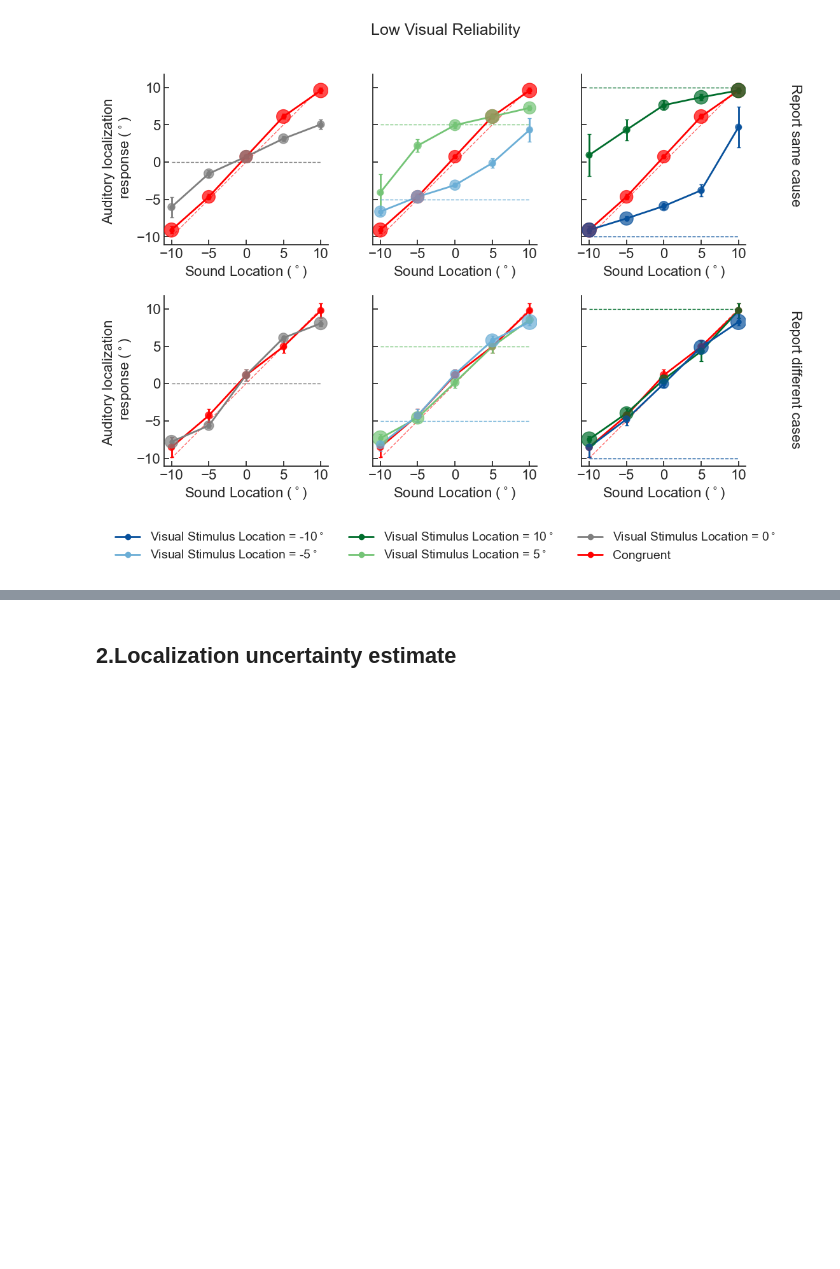
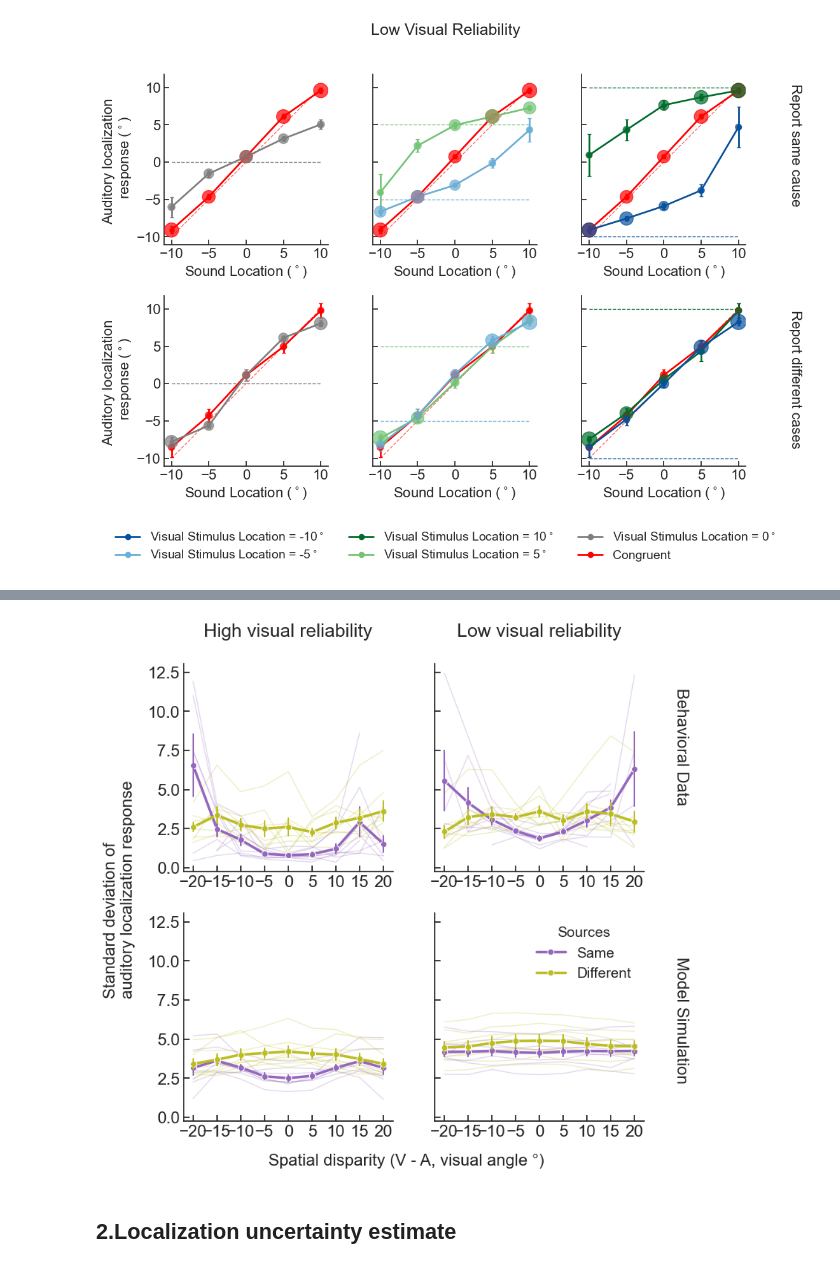
Before and after one commit to wenshu2022/BCI-confidence-VE, a Jupyter notebook: Analysis/Model_evaluation_with_beh_data.ipynb, the cells around one changed output, grey strips where cells are left out. Saved outputs shown, nothing was run; the diff lists cells and outputs as text; code cells hidden in the pictures; blank space fills up the shorter version.

Commit message:
revise one plot

```diff
--- a/Analysis/Model_evaluation_with_beh_data.ipynb
+++ b/Analysis/Model_evaluation_with_beh_data.ipynb
@@ -260,3 +280,97 @@ for vrel in ['High', 'Low']:
+# %%
+def get_summary_std(df):
+    df_plot = df[df.Modality == "A"]
+
+    # 1. SD for each auditory location within each subject
+    summary_aud = (
+        df_plot
+        .groupby(["delta_VA", "VisRelLabel", "Sources", "AudLoc", "sub_id"])
+        .agg(std=("RespLoc", "std"))
+        .reset_index()
+    )
+
+    # 2. Average SD across auditory locations for each subject
+    summary_sub = (
+        summary_aud
+        .groupby(["delta_VA", "VisRelLabel", "Sources", "sub_id"], as_index=False)
+        .agg(mean_std=("std", "mean"))
+    )
+    return summary_sub
+
+df_sum_beh = get_summary_std(df_beh)
+df_sum_sim = get_summary_std(df_sim)
+
+fig, axs = plt.subplots(2, 2, figsize=(8, 8), sharey=True, gridspec_kw={'wspace':0.2, 'hspace':0.2})
+
+for row, dat in enumerate([df_sum_beh, df_sum_sim]):
+    for col, vrel in enumerate(["High", "Low"]):
+
+        data = dat.query("VisRelLabel == @vrel")
+
+        # Subject-level trajectories
+        sns.lineplot(
+            data=data,
+            x="delta_VA",
+            y="mean_std",
+            hue="Sources",
+            units="sub_id",
+            estimator=None,
+            palette = ["tab:purple", "tab:olive"],
+            alpha=0.25,
+            lw=1,
+            legend=False,
+            ax=axs[row, col],
+        )
+
+        # Group mean ± SE
+        sns.lineplot(
+            data=data,
+            x="delta_VA",
+            y="mean_std",
+            hue="Sources",
+            palette = ["tab:purple", "tab:olive"],
+            marker="o",
+            lw=2.5,
+            errorbar="se",
+            err_style="bars",
+            ax=axs[row, col],
+        )
+        if row==0:
+            axs[row, col].set_title(f"{vrel} visual reliability", fontsize=fontsize+2, y = 1.1)
+            axs[row, col].legend_.remove()
+        axs[row, col].set_xlabel('')
+        axs[row, col].set_ylabel('')
+        axs[row, col].xaxis.set_major_locator(MultipleLocator(5))
+        clean_axs(axs[row, col])
+
+fig.supylabel("Standard deviation of \nauditory localization response", fontsize=fontsize, x=-0.01)
+#axs[1].set_ylabel("")
+fig.supxlabel("Spatial disparity (V - A, visual angle \u00B0)", fontsize=fontsize, y = 0.03)
+# Keep only one legend
+handles, labels_id = axs[1,1].get_legend_handles_labels()
+label_map = {'1.0':'Same', '2.0':'Different'}
+labels = [label_map[l] for l in labels_id]
+axs[1,1].legend(handles[:2], labels[:2], title="Sources", frameon=False, fontsize=fontsize-2, title_fontsize=fontsize-2, loc = 'upper right')
+if axs[1,0].legend_:
+    axs[1,0].legend_.remove()
+
+fig.text(
+    0.95, 0.74, 'Behavioral Data',
+    va='center', ha='left',
+    fontsize=fontsize, rotation=270
+)
+
+fig.text(
+    0.95, 0.28, 'Model Simulation',
+    va='center', ha='left',
+    fontsize=fontsize, rotation=270
+)
+
+plt.tight_layout()
+plt.savefig(os.path.join(plot_path, 'std_by_unity.png'), bbox_inches='tight', dpi=300)
+plt.show()
+# %% [output]
+[figure, added]
 # %% [markdown]
 ## 2.Localization uncertainty estimate
 # %% [markdown]
```
Also changed, not shown: parts of 5 cells of this notebook, 22 other files.
